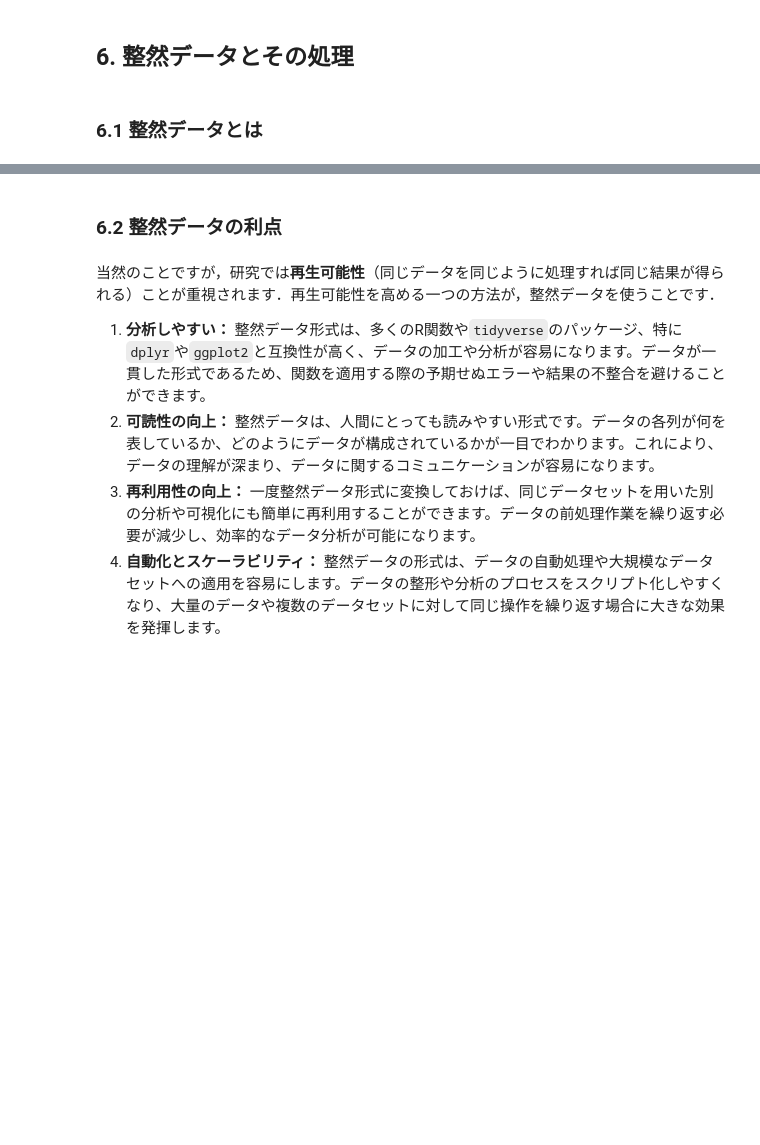
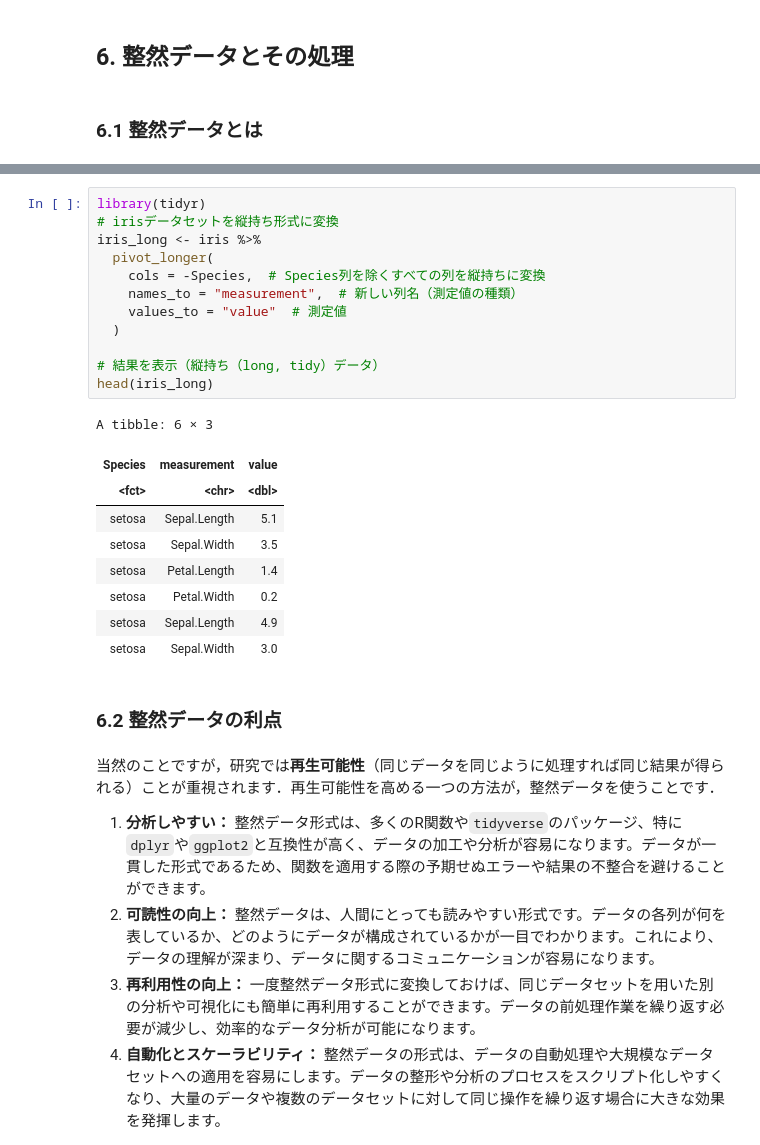
Before and after one commit to komorimasashi/jinka-stat-a1, a Jupyter notebook: R06_Tidy_Data.ipynb, the cells around one changed output, grey strips where cells are left out. Drawn from its saved outputs; the diff is of its cells as text; blank space fills up the shorter version.

```diff
--- a/R06_Tidy_Data.ipynb
+++ b/R06_Tidy_Data.ipynb
@@ -29,3 +70,25 @@
+# %%
+library(tidyr)
+# irisデータセットを縦持ち形式に変換
+iris_long <- iris %>%
+  pivot_longer(
+    cols = -Species,  # Species列を除くすべての列を縦持ちに変換
+    names_to = "measurement",  # 新しい列名（測定値の種類）
+    values_to = "value"  # 測定値
+  )
+
+# 結果を表示（縦持ち（long, tidy）データ）
+head(iris_long)
+# %% [output]
+A tibble: 6 × 3
+| Species | measurement | value |
+| <fct> | <chr> | <dbl> |
+| setosa | Sepal.Length | 5.1 |
+| setosa | Sepal.Width | 3.5 |
+| setosa | Petal.Length | 1.4 |
+| setosa | Petal.Width | 0.2 |
+| setosa | Sepal.Length | 4.9 |
+| setosa | Sepal.Width | 3.0 |
 # %% [markdown]
 ### **6.2 整然データの利点**
 # %% [markdown]
```
Also changed, not shown: parts of 12 cells of this notebook.
